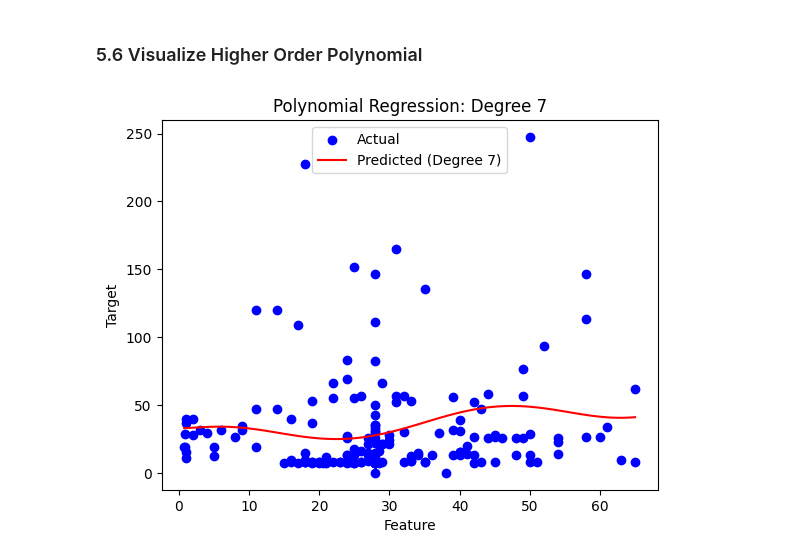
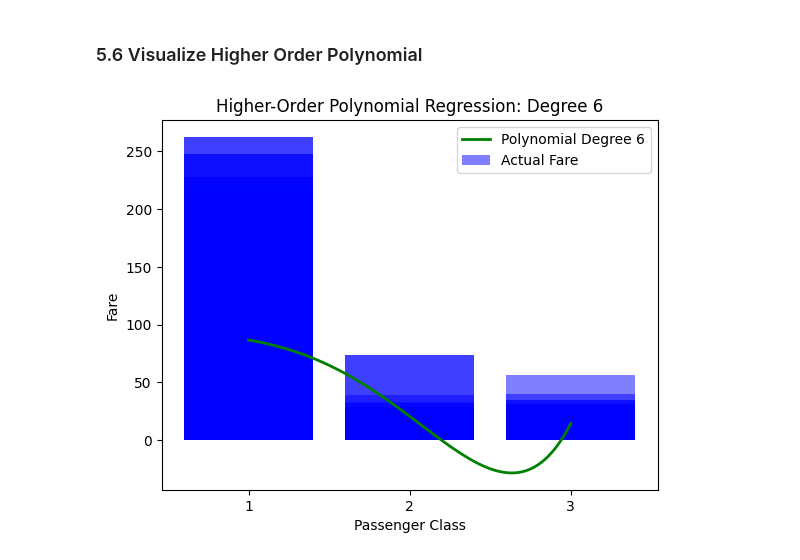
Before and after one commit to kjleopold/applied-ml-kjleopold, a Jupyter notebook: notebooks/project04/ml04_kjleopold.ipynb, the cells around one changed output. Cells and saved outputs as stored; diff of their text form; code cells hidden in the pictures.

```diff
--- a/notebooks/project04/ml04_kjleopold.ipynb
+++ b/notebooks/project04/ml04_kjleopold.ipynb
@@ -309,32 +312,27 @@ Polynomial MAE: 20.14
 # %% [markdown]
 ### 5.6 Visualize Higher Order Polynomial
 # %%
-# Choose the same single input feature (from 5.4)
-# X1_test is your test feature, y1_test is the true target
-# Pick a higher polynomial degree
-degree = 7  # you can change to 4, 6, 7, or 8
+# Higher degree polynomial (degree = 6)
+degree = 6
+poly_high = PolynomialFeatures(degree=degree)
+X4_train_poly_high = poly_high.fit_transform(X4_train)
+X4_test_poly_high = poly_high.transform(X4_test)
 
-# Create polynomial features
-poly = PolynomialFeatures(degree=degree)
-X_train_poly = poly.fit_transform(X1_train)  # transform your training data
-X_test_poly = poly.transform(X1_test)        # transform your test data
+# Fit regression
+poly_high_model = LinearRegression()
+poly_high_model.fit(X4_train_poly_high, y4_train)
 
-# Fit Linear Regression on the polynomial features
-poly_model = LinearRegression()
-poly_model.fit(X_train_poly, y1_train)
-y_pred_poly_high = poly_model.predict(X_test_poly)
+# Smooth curve for plotting
+X_plot = np.linspace(X4['pclass'].min(), X4['pclass'].max(), 100).reshape(-1, 1)
+y_plot_high = poly_high_model.predict(poly_high.transform(X_plot))
 
-# Optional: smooth curve for nicer visualization
-X_plot = np.linspace(X1_test.min(), X1_test.max(), 100).reshape(-1, 1)
-y_plot = poly_model.predict(poly.transform(X_plot))
-
-# Plot
-plt.scatter(X1_test, y1_test, color='blue', label='Actual')
-plt.plot(X_plot, y_plot, color='red', label=f'Predicted (Degree {degree})')
+plt.bar(X4_test['pclass'], y4_test, color='blue', alpha=0.5, label='Actual Fare')
+plt.plot(X_plot, y_plot_high, color='green', linewidth=2, label=f'Polynomial Degree {degree}')
+plt.xlabel("Passenger Class")
+plt.ylabel("Fare")
+plt.title(f"Higher-Order Polynomial Regression: Degree {degree}")
+plt.xticks([1, 2, 3])
 plt.legend()
-plt.title(f"Polynomial Regression: Degree {degree}")
-plt.xlabel("Feature")
-plt.ylabel("Target")
 plt.show()
 # %% [output]
-[figure, old version]
+[figure, new version]
```
Also changed, not shown: parts of 4 cells of this notebook.
